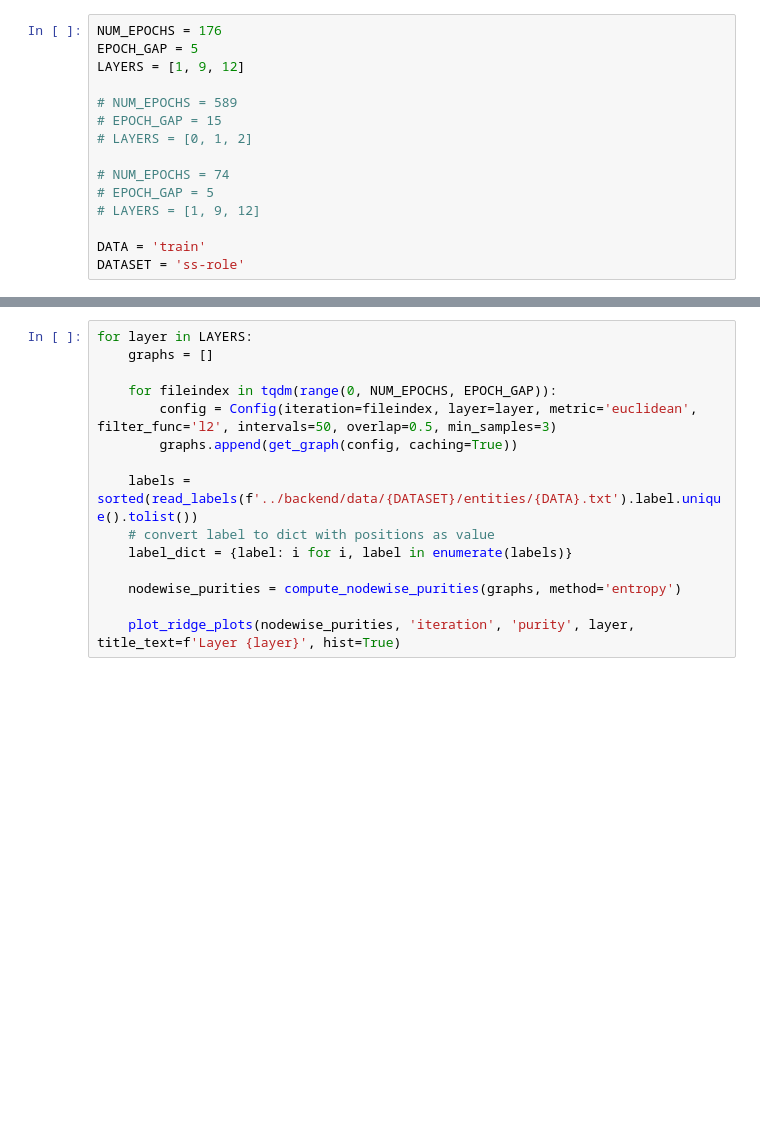
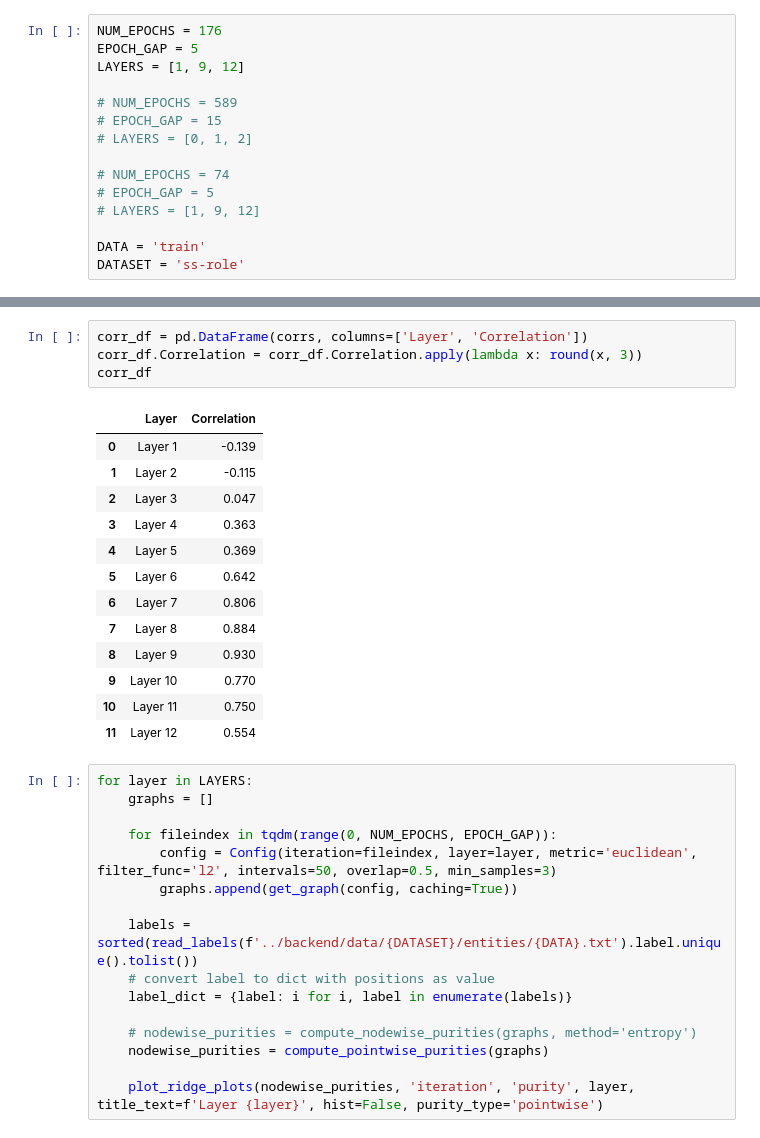
Before and after one commit to tdavislab/TopoBERT, a Jupyter notebook: notebooks/impuritiesv3.ipynb, the cells around one changed output, grey strips where cells are left out. Saved outputs shown, nothing was run; the diff lists cells and outputs as text; blank space fills up the shorter version.

```diff
--- a/notebooks/impuritiesv3.ipynb
+++ b/notebooks/impuritiesv3.ipynb
@@ -391,3 +493,21 @@ plt.savefig(f'images/kljs/kl_js_distances_{DATASET}_{DATA}.png', dpi=300)
+# %%
+corr_df = pd.DataFrame(corrs, columns=['Layer', 'Correlation'])
+corr_df.Correlation = corr_df.Correlation.apply(lambda x: round(x, 3))
+corr_df
+# %% [output]
+|  | Layer | Correlation |
+| 0 | Layer 1 | -0.139 |
+| 1 | Layer 2 | -0.115 |
+| 2 | Layer 3 | 0.047 |
+| 3 | Layer 4 | 0.363 |
+| 4 | Layer 5 | 0.369 |
+| 5 | Layer 6 | 0.642 |
+| 6 | Layer 7 | 0.806 |
+| 7 | Layer 8 | 0.884 |
+| 8 | Layer 9 | 0.930 |
+| 9 | Layer 10 | 0.770 |
+| 10 | Layer 11 | 0.750 |
+| 11 | Layer 12 | 0.554 |
 # %%
 for layer in LAYERS:
     graphs = []
@@ -400,6 +520,7 @@ for layer in LAYERS:
     # convert label to dict with positions as value
     label_dict = {label: i for i, label in enumerate(labels)}
 
-    nodewise_purities = compute_nodewise_purities(graphs, method='entropy')
+    # nodewise_purities = compute_nodewise_purities(graphs, method='entropy')
+    nodewise_purities = compute_pointwise_purities(graphs)
 
-    plot_ridge_plots(nodewise_purities, 'iteration', 'purity', layer, title_text=f'Layer {layer}', hist=True)
+    plot_ridge_plots(nodewise_purities, 'iteration', 'purity', layer, title_text=f'Layer {layer}', hist=False, purity_type='pointwise')
```
Also changed, not shown: parts of 11 cells of this notebook, 7 other files.
